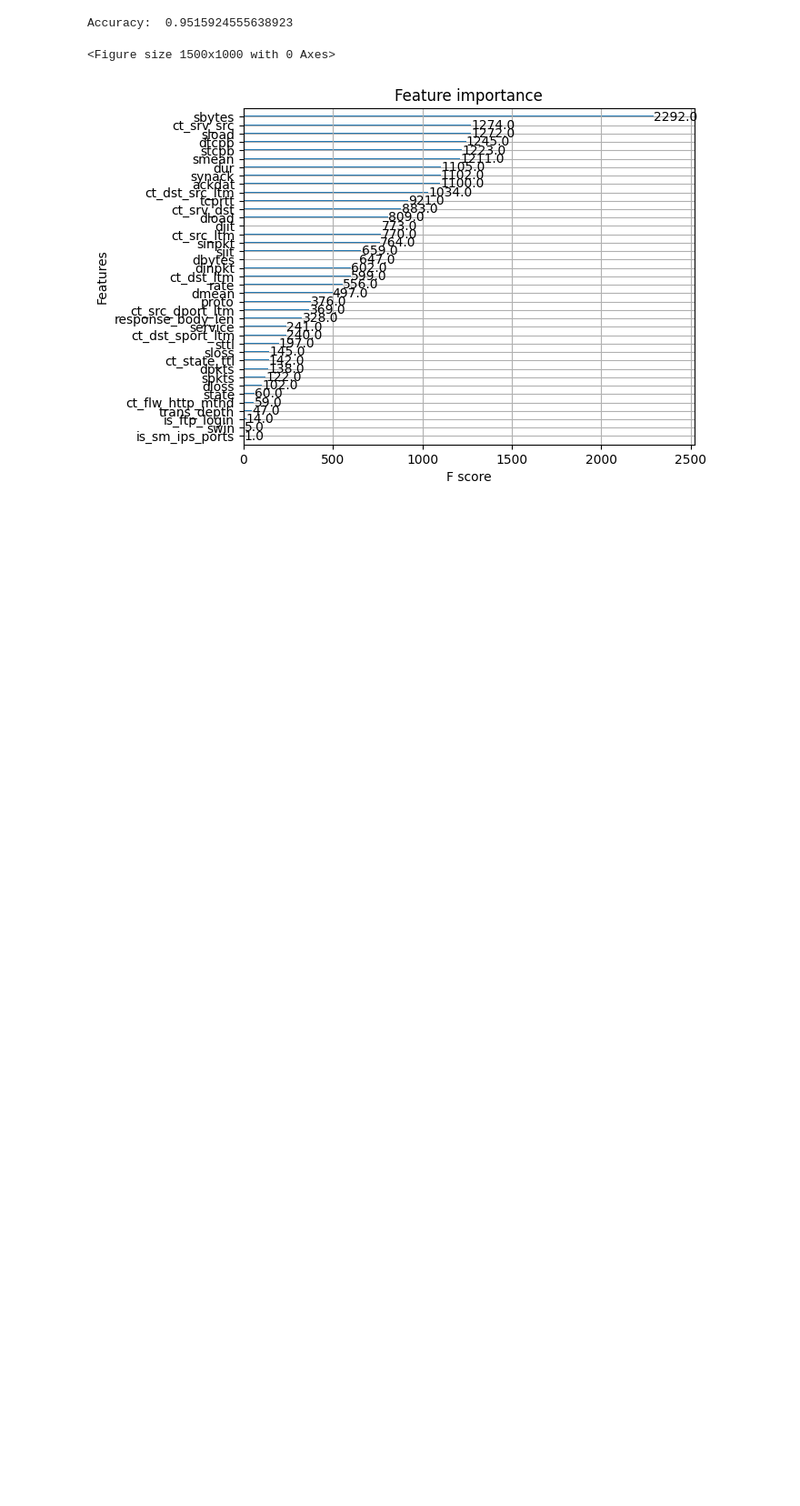
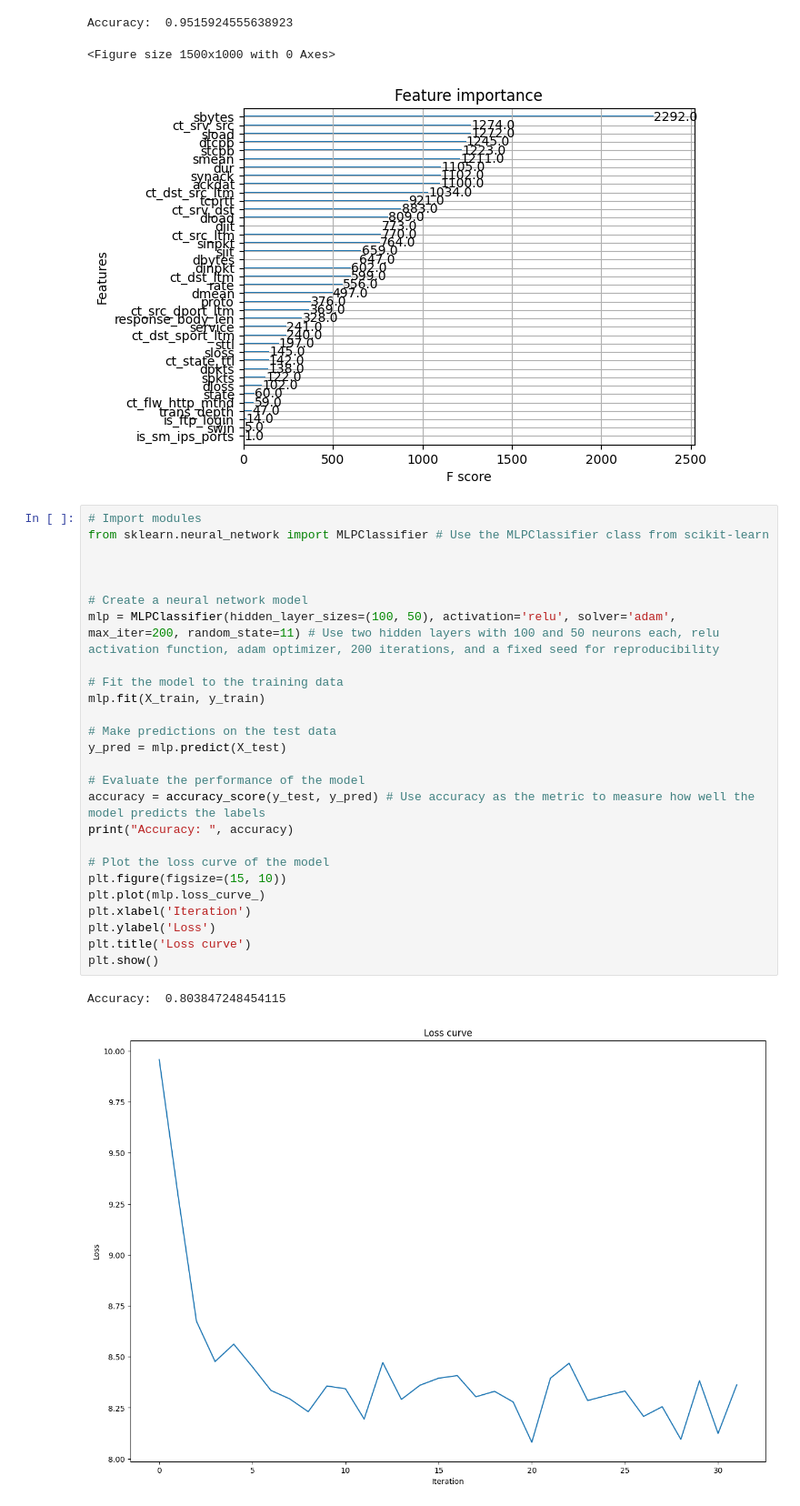
Before and after one commit to Abugahh/Detecting-Networks-Anomaly-using-ML, a Jupyter notebook: Project.ipynb, the cells around one changed output. Shown at 91% size. Cells and saved outputs as stored; diff of their text form; blank space fills up the shorter version.

```diff
--- a/Project.ipynb
+++ b/Project.ipynb
@@ -458,3 +458,32 @@ plt.show()
 Accuracy:  0.9515924555638923
 <Figure size 1500x1000 with 0 Axes>
 [figure]
+# %%
+# Import modules
+from sklearn.neural_network import MLPClassifier # Use the MLPClassifier class from scikit-learn
+
+
+
+# Create a neural network model
+mlp = MLPClassifier(hidden_layer_sizes=(100, 50), activation='relu', solver='adam', max_iter=200, random_state=11) # Use two hidden layers with 100 and 50 neurons each, relu activation function, adam optimizer, 200 iterations, and a fixed seed for reproducibility
+
+# Fit the model to the training data
+mlp.fit(X_train, y_train)
+
+# Make predictions on the test data
+y_pred = mlp.predict(X_test)
+
+# Evaluate the performance of the model
+accuracy = accuracy_score(y_test, y_pred) # Use accuracy as the metric to measure how well the model predicts the labels
+print("Accuracy: ", accuracy)
+
+# Plot the loss curve of the model
+plt.figure(figsize=(15, 10))
+plt.plot(mlp.loss_curve_)
+plt.xlabel('Iteration')
+plt.ylabel('Loss')
+plt.title('Loss curve')
+plt.show()
+# %% [output]
+Accuracy:  0.803847248454115
+[figure, added]
```
